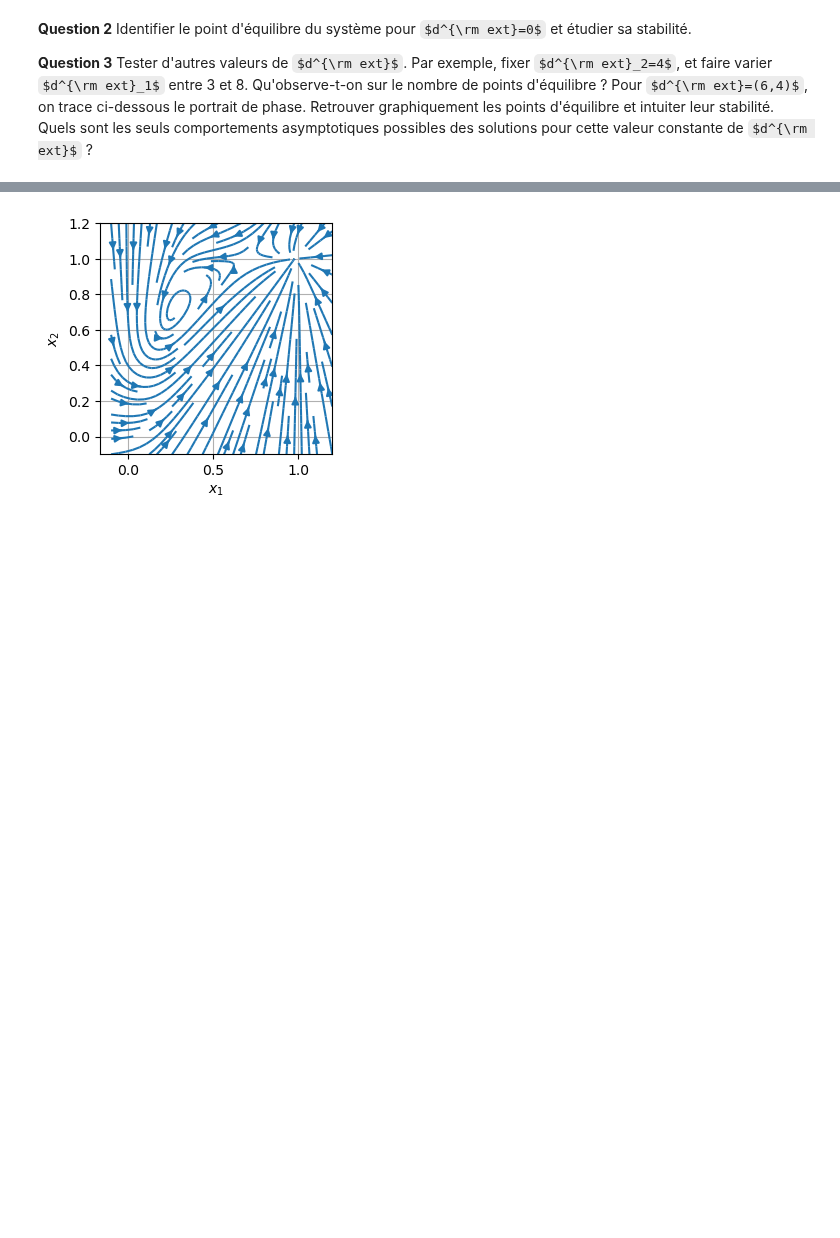
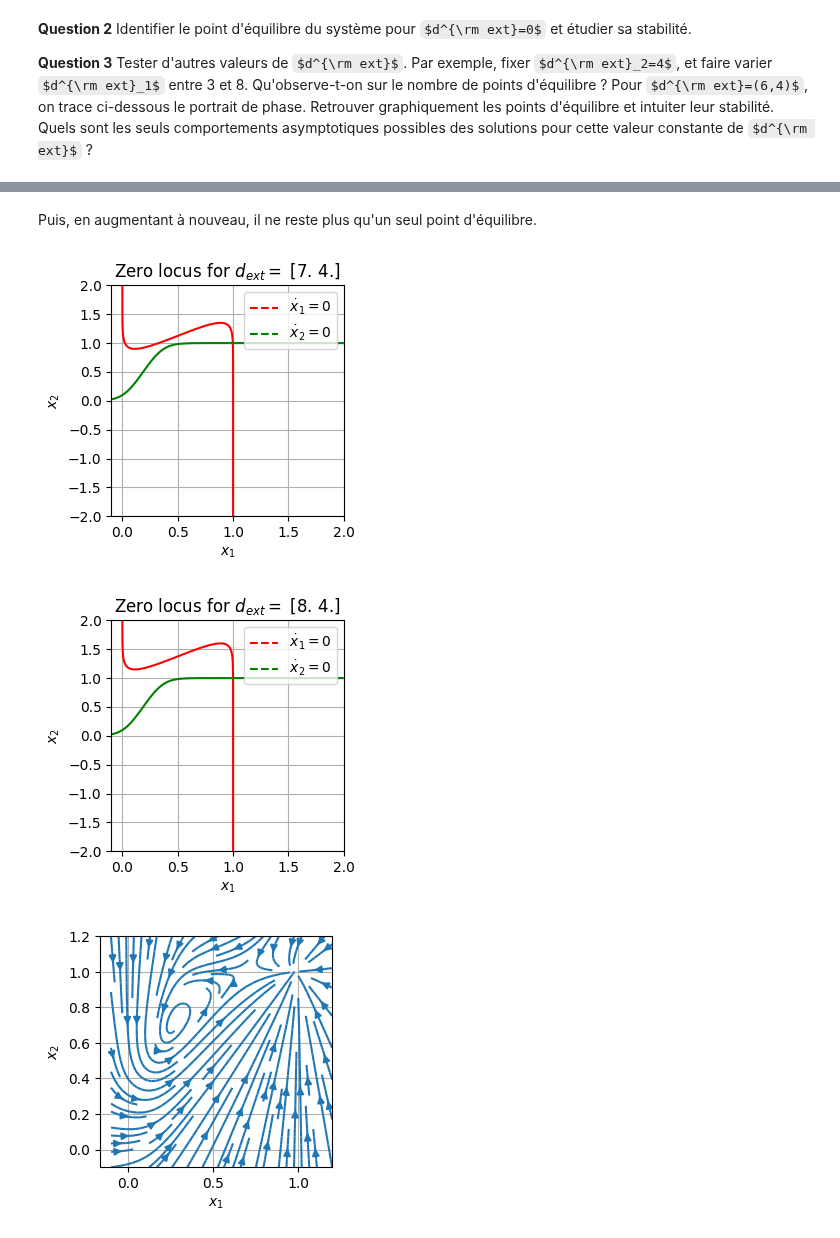
Before and after one commit to JulieBoyer/CotteBoyer, a Jupyter notebook: Projet_Eq_Diff.ipynb, the cells around one changed output, grey strips where cells are left out. Saved outputs shown, nothing was run; the diff lists cells and outputs as text; code cells hidden in the pictures; some formulas as TeX source; blank space fills up the shorter version.

```diff
--- a/Projet_Eq_Diff.ipynb
+++ b/Projet_Eq_Diff.ipynb
@@ -114,3 +190,13 @@ plot_zero_locus(d_ext)
+# %% [markdown]
+Puis, en augmentant à nouveau, il ne reste plus qu'un seul point d'équilibre.
+# %%
+d_ext = np.array([7.0,4.0])
+plot_zero_locus(d_ext)
+d_ext = np.array([8.0,4.0])
+plot_zero_locus(d_ext)
+# %% [output]
+[figure, added]
+[figure, added]
 # %%
 d_ext = np.array([6.0,4.0])
 
```
Also changed, not shown: parts of 13 cells of this notebook.
